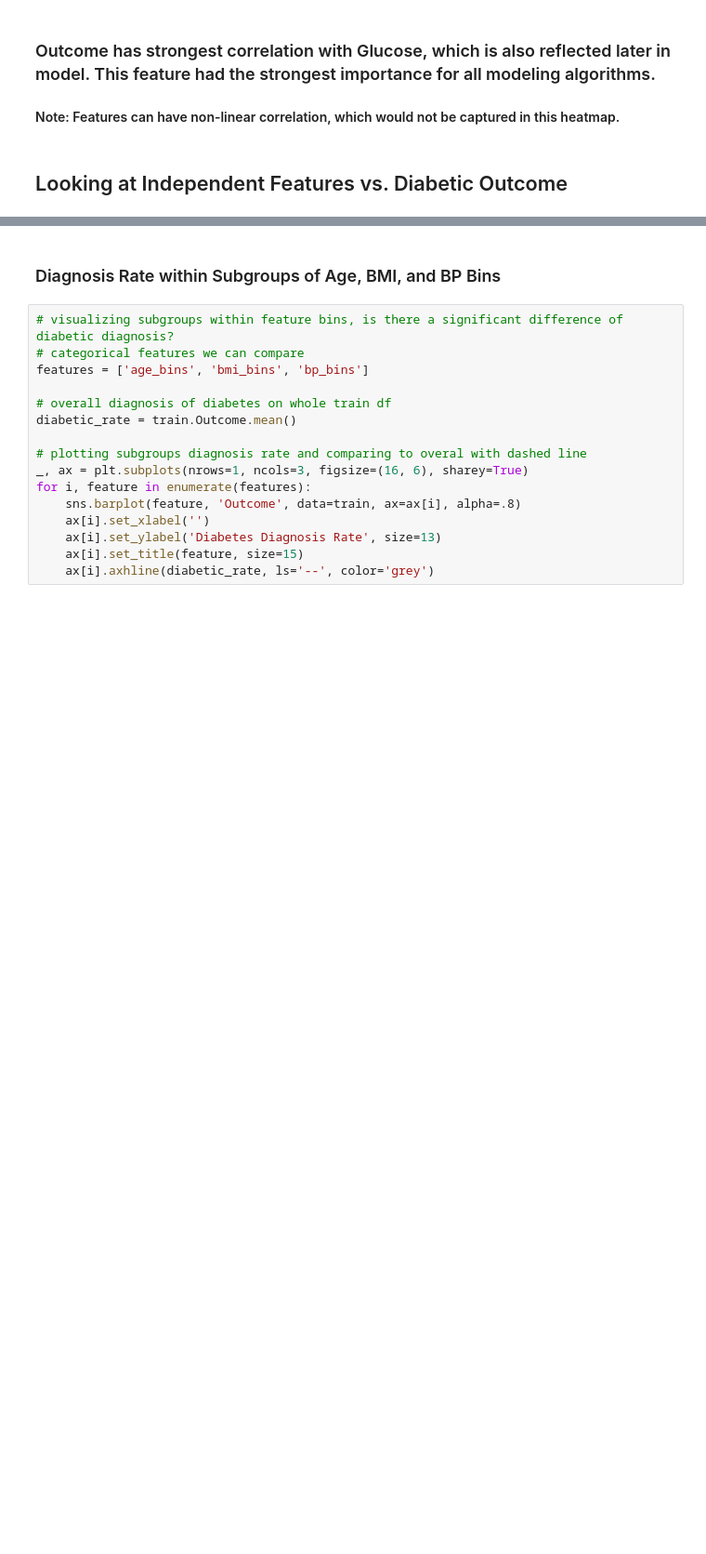
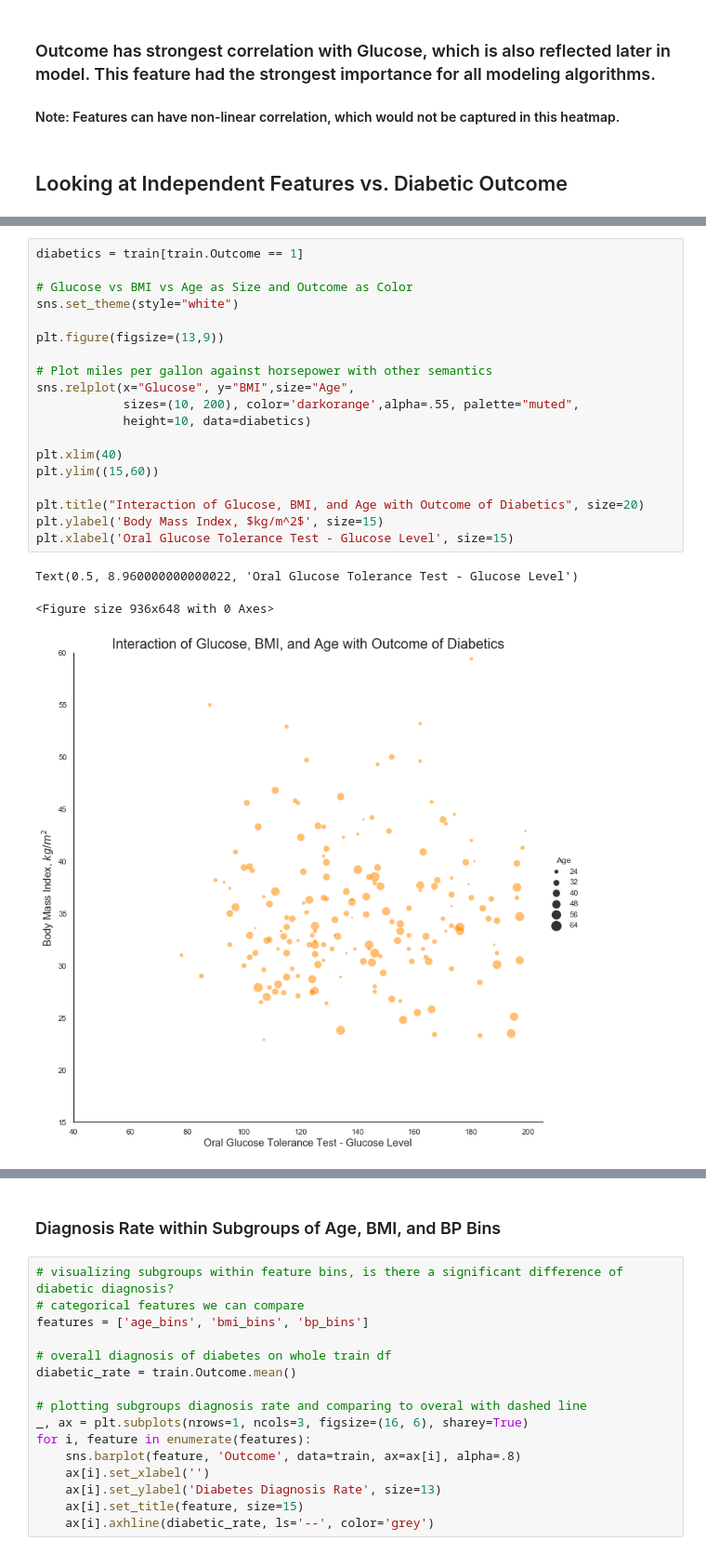
Before and after one commit to ThompsonBethany01/Predicting-Diabetes-Onset, a Jupyter notebook: Data_Analysis.ipynb, the cells around one changed output, grey strips where cells are left out. Shown at 93% size. Cells and saved outputs as stored; diff of their text form; blank space fills up the shorter version.

Commit message:
Add Visuals

```diff
--- a/Data_Analysis.ipynb
+++ b/Data_Analysis.ipynb
@@ -465 +469,24 @@ Text(0.5, 8.960000000000022, 'Oral Glucose Tolerance Test - Glucose Level')
 [figure]
+# %%
+diabetics = train[train.Outcome == 1]
+
+# Glucose vs BMI vs Age as Size and Outcome as Color
+sns.set_theme(style="white")
+
+plt.figure(figsize=(13,9))
+
+# Plot miles per gallon against horsepower with other semantics
+sns.relplot(x="Glucose", y="BMI",size="Age",
+            sizes=(10, 200), color='darkorange',alpha=.55, palette="muted",
+            height=10, data=diabetics)
+
+plt.xlim(40)
+plt.ylim((15,60))
+
+plt.title("Interaction of Glucose, BMI, and Age with Outcome of Diabetics", size=20)
+plt.ylabel('Body Mass Index, $kg/m^2$', size=15)
+plt.xlabel('Oral Glucose Tolerance Test - Glucose Level', size=15)
+# %% [output]
+Text(0.5, 8.960000000000022, 'Oral Glucose Tolerance Test - Glucose Level')
+<Figure size 936x648 with 0 Axes>
+[figure, added]
```
Also changed, not shown: parts of 4 cells of this notebook.
